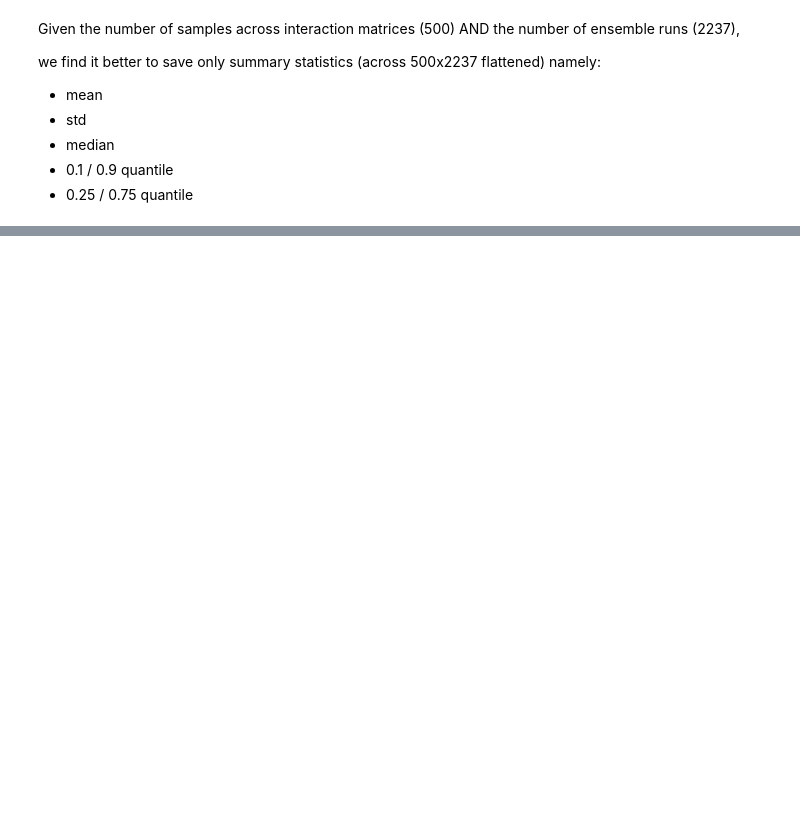
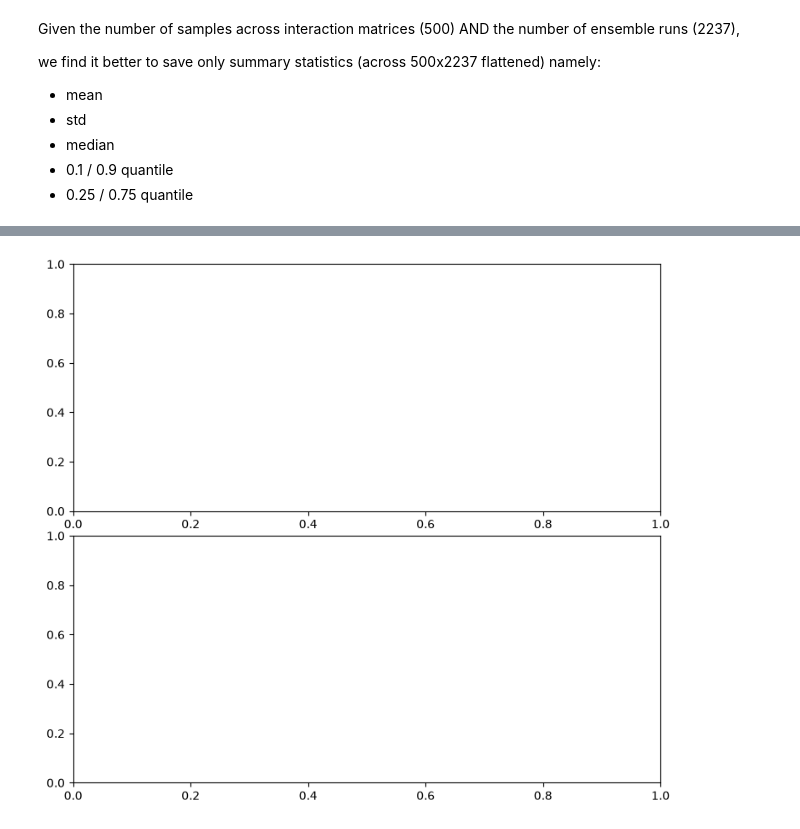
Before and after one commit to JBara97/NMaCh-TP, a Jupyter notebook: Code/Notebooks/Overshoots/4 - baseline and ensemble.ipynb, the cells around one changed output, grey strips where cells are left out. Saved outputs shown, nothing was run; the diff lists cells and outputs as text; code cells hidden in the pictures; blank space fills up the shorter version.

```diff
--- a/Code/Notebooks/Overshoots/4 - baseline and ensemble.ipynb
+++ b/Code/Notebooks/Overshoots/4 - baseline and ensemble.ipynb
@@ -159,0 +202,5 @@ for i,p in enumerate([10,25,50,75,90]):
+# %%
+fig,axs=plt.subplots(nrows=2,figsize=(9,8),sharex=True,sharey=True)
+fig.subplots_adjust(hspace=0.1)
+# %% [output]
+[figure, added]
```
Also changed, not shown: parts of 6 cells of this notebook, 15 other files.
